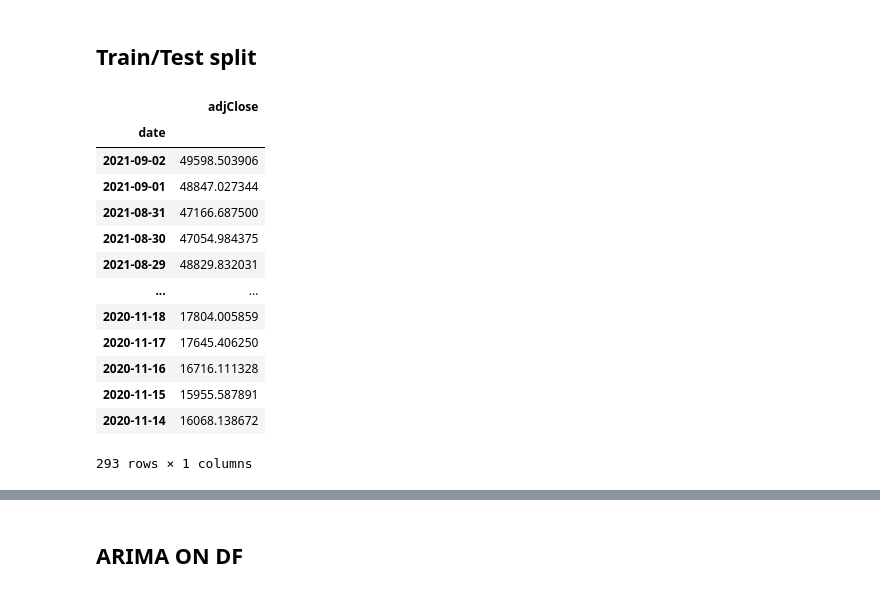
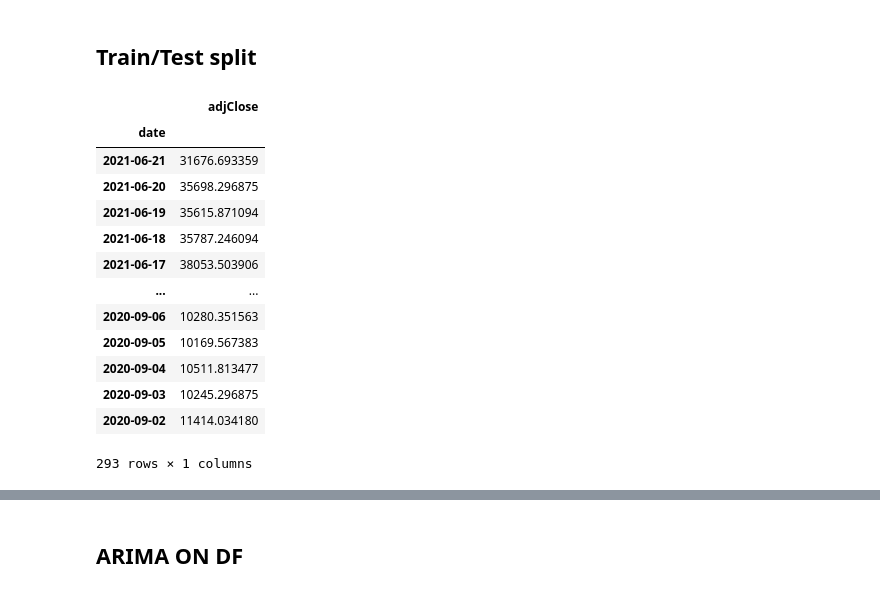
Before and after one commit to omarbelhaj99/cryptocurrency_trading, a Jupyter notebook: notebooks/timeseriesbaseline.ipynb, the cells around one changed output, grey strips where cells are left out. Cells and saved outputs as stored; diff of their text form; code cells hidden in the pictures.

```diff
--- a/notebooks/timeseriesbaseline.ipynb
+++ b/notebooks/timeseriesbaseline.ipynb
@@ -171,22 +171,21 @@ plot_pacf(y_diff, c='r');
 # %% [markdown]
 ## Train/Test split
 # %%
-train = df_lastyear[:293]
+train = df_lastyear[73:]
+train
+# %% [output]
+|  | adjClose |
+| date |  |
+| 2021-06-21 | 31676.693359 |
+| 2021-06-20 | 35698.296875 |
+| 2021-06-19 | 35615.871094 |
+| 2021-06-18 | 35787.246094 |
+| 2021-06-17 | 38053.503906 |
+| ... | ... |
+| 2020-09-06 | 10280.351563 |
+| 2020-09-05 | 10169.567383 |
+| 2020-09-04 | 10511.813477 |
+| 2020-09-03 | 10245.296875 |
+| 2020-09-02 | 11414.034180 |
+293 rows × 1 columns
-# %%
-train
-# %% [output]
-|  | adjClose |
-| date |  |
-| 2021-09-02 | 49598.503906 |
-| 2021-09-01 | 48847.027344 |
-| 2021-08-31 | 47166.687500 |
-| 2021-08-30 | 47054.984375 |
-| 2021-08-29 | 48829.832031 |
-| ... | ... |
-| 2020-11-18 | 17804.005859 |
-| 2020-11-17 | 17645.406250 |
-| 2020-11-16 | 16716.111328 |
-| 2020-11-15 | 15955.587891 |
-| 2020-11-14 | 16068.138672 |
-293 rows × 1 columns
 # %%
```
Also changed, not shown: parts of 25 cells of this notebook, 1 other file.
